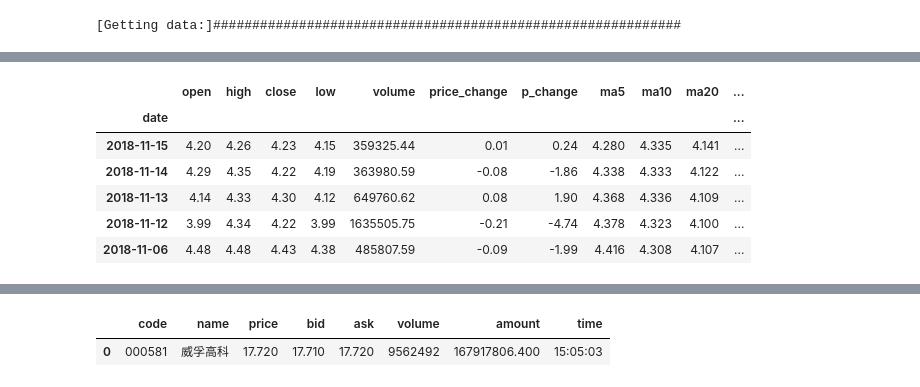
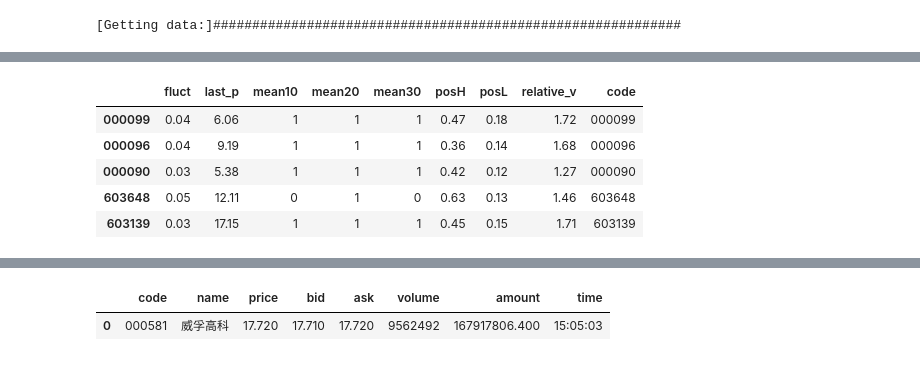
Before and after one commit to TickleYung/bullStock, a Jupyter notebook: tushare/tushareForPython2.ipynb, the cells around one changed output, grey strips where cells are left out. Saved outputs shown, nothing was run; the diff lists cells and outputs as text; code cells hidden in the pictures.

```diff
--- a/tushare/tushareForPython2.ipynb
+++ b/tushare/tushareForPython2.ipynb
@@ -228,3 +250,39 @@ Index(['002293', '000563', '002029', '601233', '000538', '600810', '603306',
 # %%
-code = "000008"
-temp_pv = ts.get_hist_data(code, start='2017-10-01', end='2018-11-15')
+# initial parameter
+start='2017-10-01'
+end='2018-11-15'
+stock_df = pd.DataFrame()
+# %%
+for code in df.index:
+    # code = "000008" # for test
+    # temp_pv = ts.get_hist_data(code, start=start, end=end) # 经常搞不到数据
+    temp_pv = ts.get_k_data(code, start=start, end=end) # 顺序reverse # 比较稳定
+    #print(temp_pv)
+    # temp_pv.head()
+    if len(temp_pv) < 80:
+        print(code, "day less than 80")
+        continue
+    max_p = max(temp_pv.close)
+    min_p = min(temp_pv.close)
+    last_p = list(temp_pv.close)[-1]
+    #print(last_p)
+    posH = (max_p-last_p)/max_p
+    posL = (last_p-min_p)/min_p
+    fluct = np.mean(sorted(((temp_pv.high-temp_pv.low)/temp_pv.close)[-10:], reverse=True)[:5])
+    relative_v = np.mean(sorted(temp_pv.volume[-10:], reverse=True)[:5])/np.mean(temp_pv.volume[-30:])
+    ma10 = np.mean(list(temp_pv.close)[-10:])
+    ma20 = np.mean(list(temp_pv.close)[-20:])
+    ma30 = np.mean(list(temp_pv.close)[-30:])
+    temp_stock = {
+        "last_p" : last_p,
+        "posH" : round(posH, 2),
+        "posL" : round(posL, 2),
+        "fluct" : round(fluct, 2),
+        "mean10" : int(last_p > ma10),
+        "mean20" : int(last_p > ma20),
+        "mean30" : int(last_p > ma30),
+        "relative_v" : round(relative_v, 2)
+    }
+    stock_df = stock_df.append(pd.DataFrame(temp_stock, index=[code]), )
+    print(len(stock_df))
+    # break
@@ -231,10 +307,11 @@ temp_pv = ts.get_hist_data(code, start='2017-10-01', end='2018-11-15')
+# %%
+stock_df["code"] = stock_df.index
 # %%
-temp_pv.head()
+stock_df.head()
 # %% [output]
-|  | open | high | close | low | volume | price_change | p_change | ma5 | ma10 | ma20 | ... |
-| date |  |  |  |  |  |  |  |  |  |  | ... |
-| 2018-11-15 | 4.20 | 4.26 | 4.23 | 4.15 | 359325.44 | 0.01 | 0.24 | 4.280 | 4.335 | 4.141 | ... |
-| 2018-11-14 | 4.29 | 4.35 | 4.22 | 4.19 | 363980.59 | -0.08 | -1.86 | 4.338 | 4.333 | 4.122 | ... |
-| 2018-11-13 | 4.14 | 4.33 | 4.30 | 4.12 | 649760.62 | 0.08 | 1.90 | 4.368 | 4.336 | 4.109 | ... |
-| 2018-11-12 | 3.99 | 4.34 | 4.22 | 3.99 | 1635505.75 | -0.21 | -4.74 | 4.378 | 4.323 | 4.100 | ... |
-| 2018-11-06 | 4.48 | 4.48 | 4.43 | 4.38 | 485807.59 | -0.09 | -1.99 | 4.416 | 4.308 | 4.107 | ... |
+|  | fluct | last_p | mean10 | mean20 | mean30 | posH | posL | relative_v | code |
+| 000099 | 0.04 | 6.06 | 1 | 1 | 1 | 0.47 | 0.18 | 1.72 | 000099 |
+| 000096 | 0.04 | 9.19 | 1 | 1 | 1 | 0.36 | 0.14 | 1.68 | 000096 |
+| 000090 | 0.03 | 5.38 | 1 | 1 | 1 | 0.42 | 0.12 | 1.27 | 000090 |
+| 603648 | 0.05 | 12.11 | 0 | 1 | 0 | 0.63 | 0.13 | 1.46 | 603648 |
+| 603139 | 0.03 | 17.15 | 1 | 1 | 1 | 0.45 | 0.15 | 1.71 | 603139 |
```
Also changed, not shown: parts of 47 cells of this notebook.
